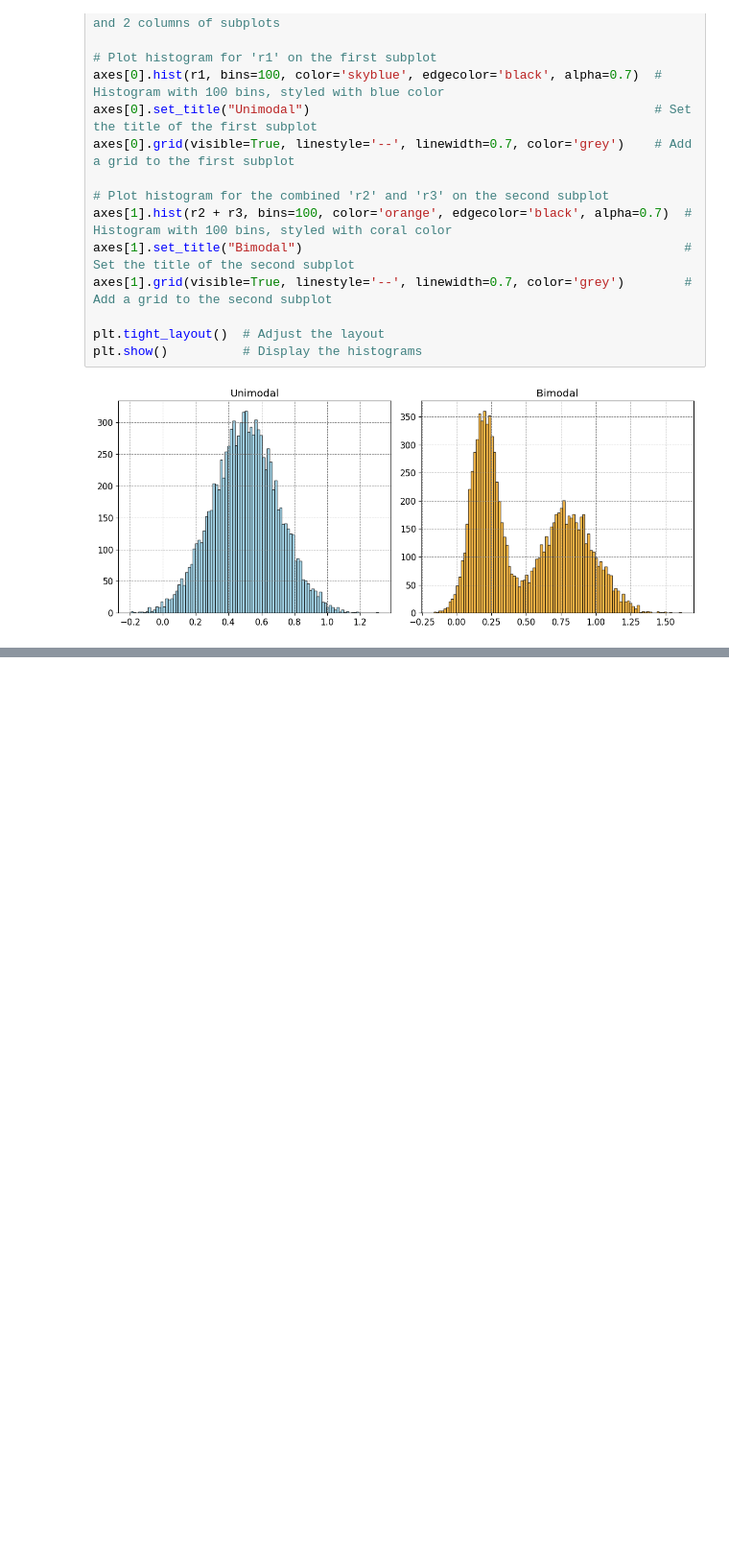
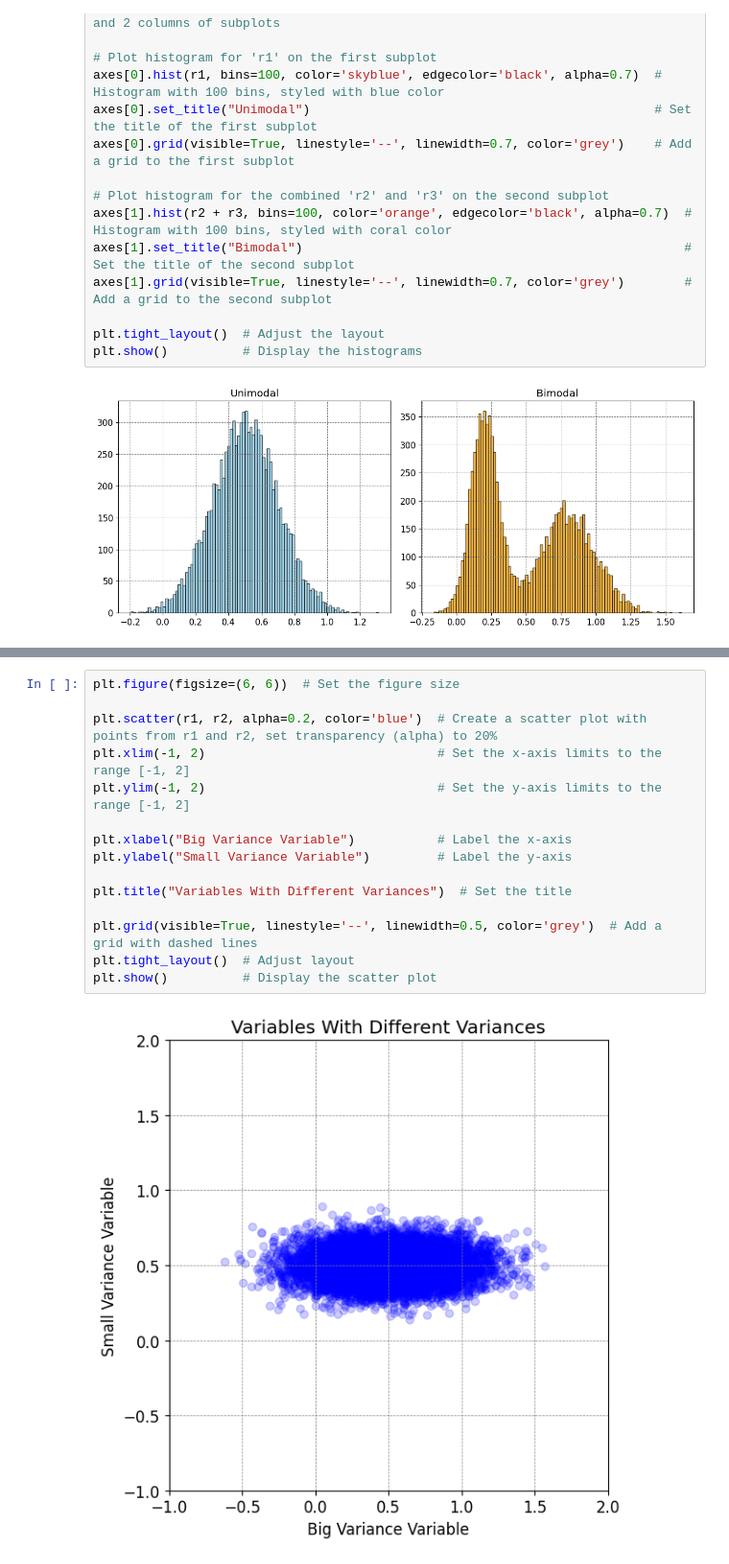
Before and after one commit to LeonardoSMSoares/Data-Analysis-Quick-Reference, a Jupyter notebook: Essential Statistics for Non-STEM Data Analysts/ESNS 02 - Essential Statistics.ipynb, the cells around one changed output, grey strips where cells are left out. Shown: that part at 96% size. Cells and saved outputs as stored; diff of their text form; blank space fills up the shorter version.

```diff
--- a/Essential Statistics for Non-STEM Data Analysts/ESNS 02 - Essential Statistics.ipynb
+++ b/Essential Statistics for Non-STEM Data Analysts/ESNS 02 - Essential Statistics.ipynb
@@ -152,0 +177,17 @@ plt.show()          # Display the histograms
+# %%
+plt.figure(figsize=(6, 6))  # Set the figure size
+
+plt.scatter(r1, r2, alpha=0.2, color='blue')  # Create a scatter plot with points from r1 and r2, set transparency (alpha) to 20%
+plt.xlim(-1, 2)                               # Set the x-axis limits to the range [-1, 2]
+plt.ylim(-1, 2)                               # Set the y-axis limits to the range [-1, 2]
+
+plt.xlabel("Big Variance Variable")           # Label the x-axis
+plt.ylabel("Small Variance Variable")         # Label the y-axis
+
+plt.title("Variables With Different Variances")  # Set the title
+
+plt.grid(visible=True, linestyle='--', linewidth=0.5, color='grey')  # Add a grid with dashed lines
+plt.tight_layout()  # Adjust layout
+plt.show()          # Display the scatter plot
+# %% [output]
+[figure, added]
```
Also changed, not shown: parts of 32 cells of this notebook, 1 other file.
